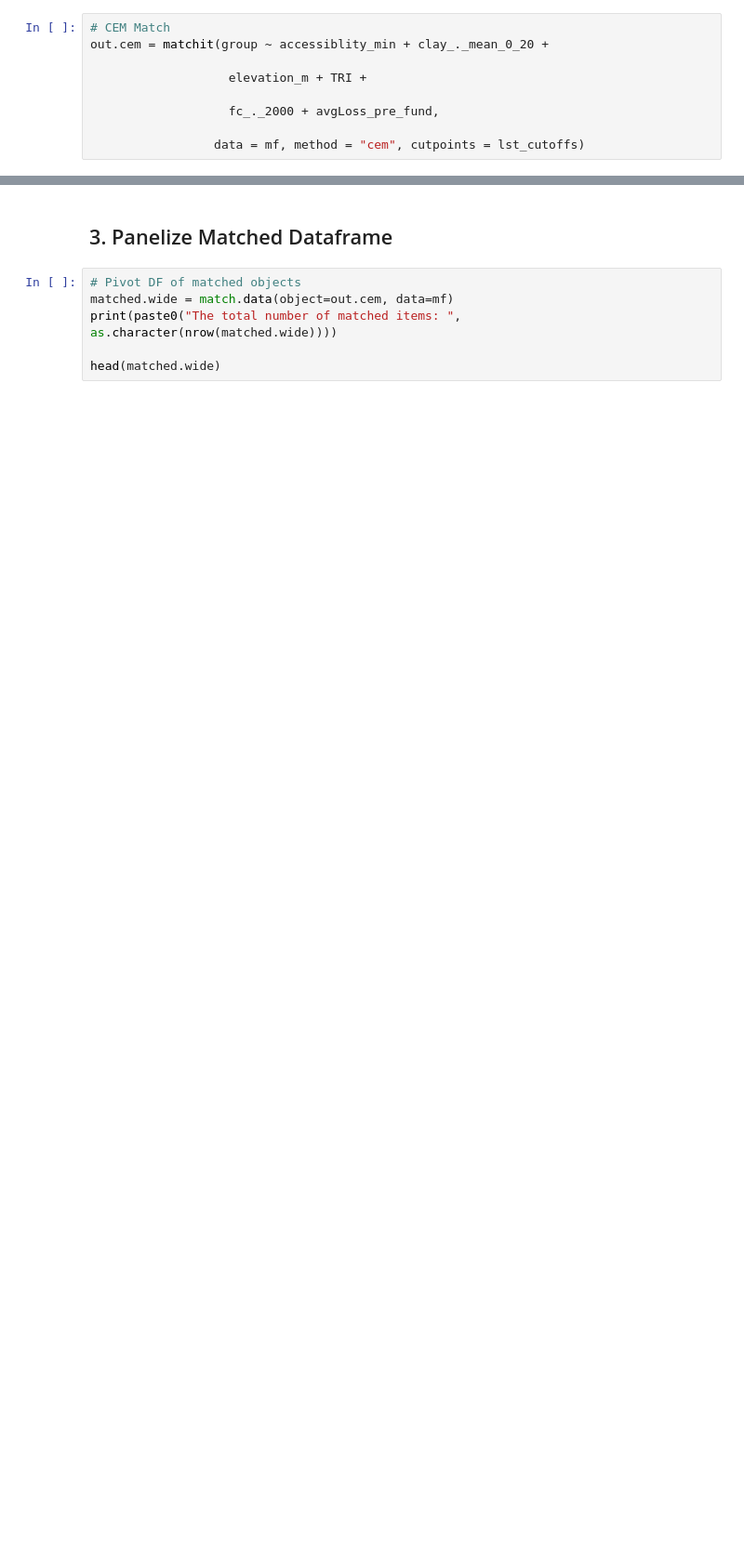
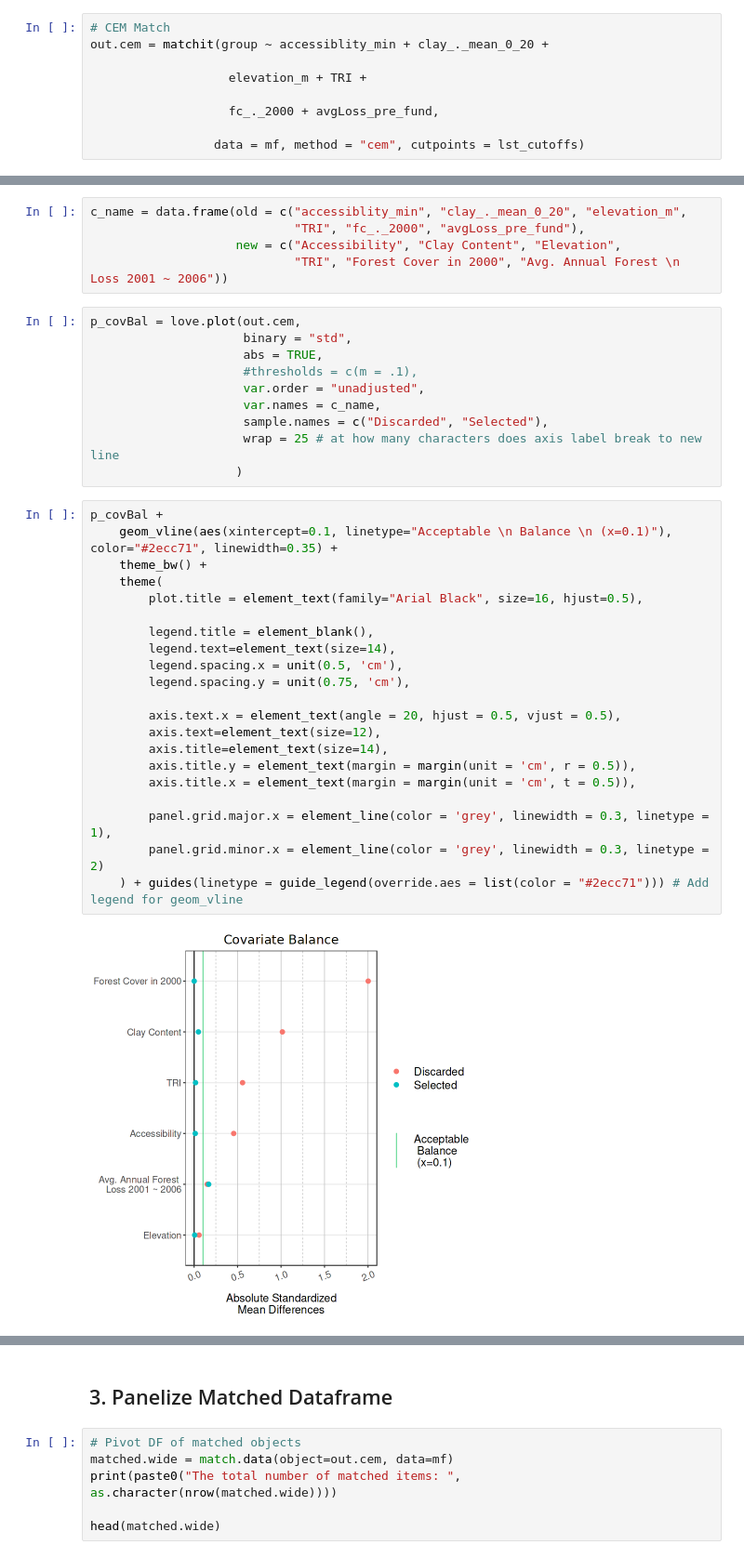
Before and after one commit to Shirobakaidou/Innolab_Project_ImpactEvaluation, a Jupyter notebook: code/3a_postprocessing_MDG.ipynb, the cells around one changed output, grey strips where cells are left out. Shown at 93% size. Cells and saved outputs as stored; diff of their text form; blank space fills up the shorter version.

Commit message:
update: plots

```diff
--- a/code/3a_postprocessing_MDG.ipynb
+++ b/code/3a_postprocessing_MDG.ipynb
@@ -114,0 +115,38 @@ Discarded          0.         0
+# %%
+c_name = data.frame(old = c("accessiblity_min", "clay_._mean_0_20", "elevation_m",
+                            "TRI", "fc_._2000", "avgLoss_pre_fund"),
+                    new = c("Accessibility", "Clay Content", "Elevation",
+                            "TRI", "Forest Cover in 2000", "Avg. Annual Forest \n Loss 2001 ~ 2006"))
+# %%
+p_covBal = love.plot(out.cem,
+                     binary = "std",
+                     abs = TRUE,
+                     #thresholds = c(m = .1),
+                     var.order = "unadjusted",
+                     var.names = c_name,
+                     sample.names = c("Discarded", "Selected"),
+                     wrap = 25 # at how many characters does axis label break to new line
+                    )
+# %%
+p_covBal +
+    geom_vline(aes(xintercept=0.1, linetype="Acceptable \n Balance \n (x=0.1)"), color="#2ecc71", linewidth=0.35) +
+    theme_bw() +
+    theme(
+        plot.title = element_text(family="Arial Black", size=16, hjust=0.5),
+
+        legend.title = element_blank(),
+        legend.text=element_text(size=14),
+        legend.spacing.x = unit(0.5, 'cm'),
+        legend.spacing.y = unit(0.75, 'cm'),
+
+        axis.text.x = element_text(angle = 20, hjust = 0.5, vjust = 0.5),
+        axis.text=element_text(size=12),
+        axis.title=element_text(size=14),
+        axis.title.y = element_text(margin = margin(unit = 'cm', r = 0.5)),
+        axis.title.x = element_text(margin = margin(unit = 'cm', t = 0.5)),
+
+        panel.grid.major.x = element_line(color = 'grey', linewidth = 0.3, linetype = 1),
+        panel.grid.minor.x = element_line(color = 'grey', linewidth = 0.3, linetype = 2)
+    ) + guides(linetype = guide_legend(override.aes = list(color = "#2ecc71"))) # Add legend for geom_vline
+# %% [output]
+[figure, added]
```
Also changed, not shown: parts of 23 cells of this notebook.
